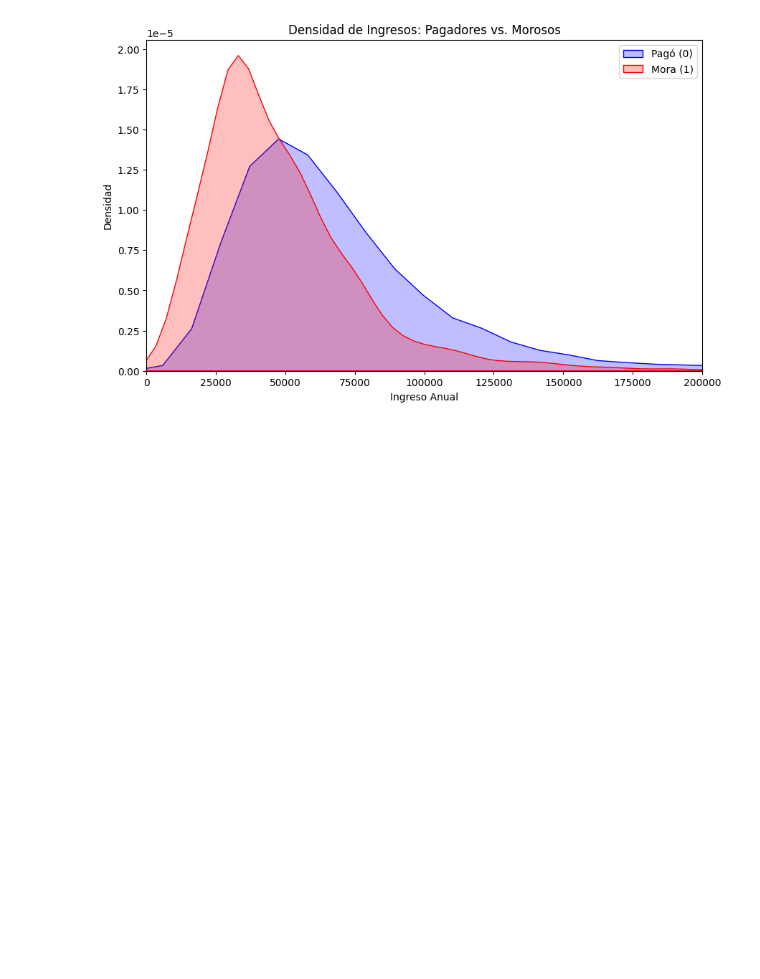
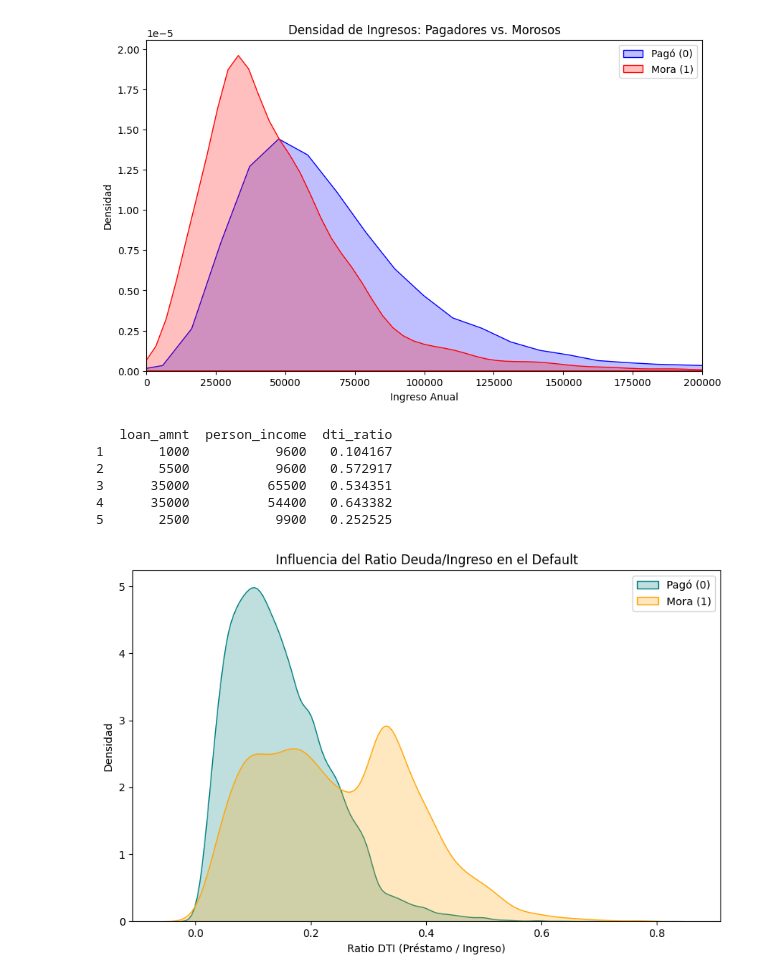
Before and after one commit to G-Gyra/loan-default-prediction, a Jupyter notebook: notebooks/01_exploratory_analysis.ipynb, the cells around one changed output. Drawn from its saved outputs; the diff is of its cells as text; code cells hidden in the pictures; blank space fills up the shorter version.

Commit message:
Feature Engineering: Calculo y analisis del ratio DTI

```diff
--- a/notebooks/01_exploratory_analysis.ipynb
+++ b/notebooks/01_exploratory_analysis.ipynb
@@ -129,3 +129,31 @@ plt.legend()
 plt.show()
 # %% [output]
 [figure]
+# %%
+# Creamos la columna 'dti_ratio'
+# Dividimos el monto del préstamo por el ingreso anual
+df['dti_ratio'] = df['loan_amnt'] / df['person_income']
+
+# Verificamos los primeros resultados
+print(df[['loan_amnt', 'person_income', 'dti_ratio']].head())
+# %% [output]
+   loan_amnt  person_income  dti_ratio
+1       1000           9600   0.104167
+2       5500           9600   0.572917
+3      35000          65500   0.534351
+4      35000          54400   0.643382
+5       2500           9900   0.252525
+# %%
+plt.figure(figsize=(10, 6))
+
+# Filtramos: los que pagaron vs los que entraron en mora
+sns.kdeplot(df[df['loan_status'] == 0]['dti_ratio'], label='Pagó (0)', fill=True, color='teal')
+sns.kdeplot(df[df['loan_status'] == 1]['dti_ratio'], label='Mora (1)', fill=True, color='orange')
+
+plt.title('Influencia del Ratio Deuda/Ingreso en el Default')
+plt.xlabel('Ratio DTI (Préstamo / Ingreso)')
+plt.ylabel('Densidad')
+plt.legend()
+plt.show()
+# %% [output]
+[figure, added]
```
